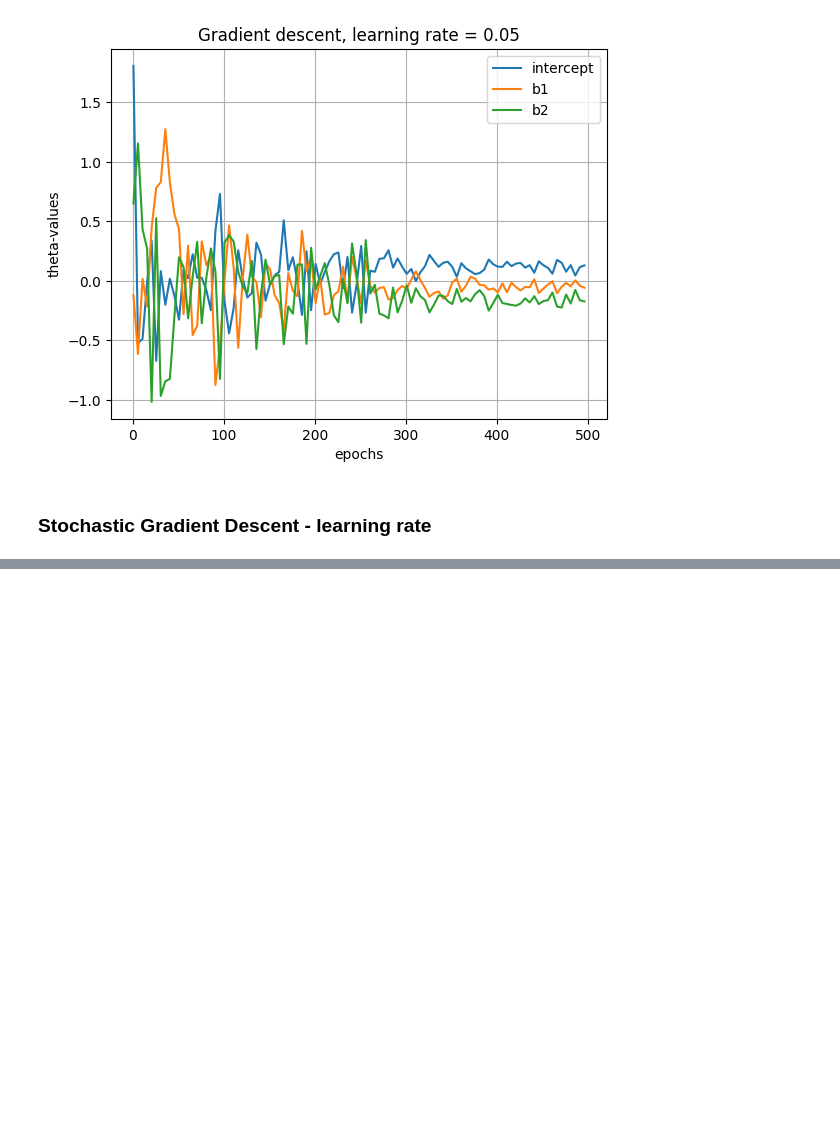
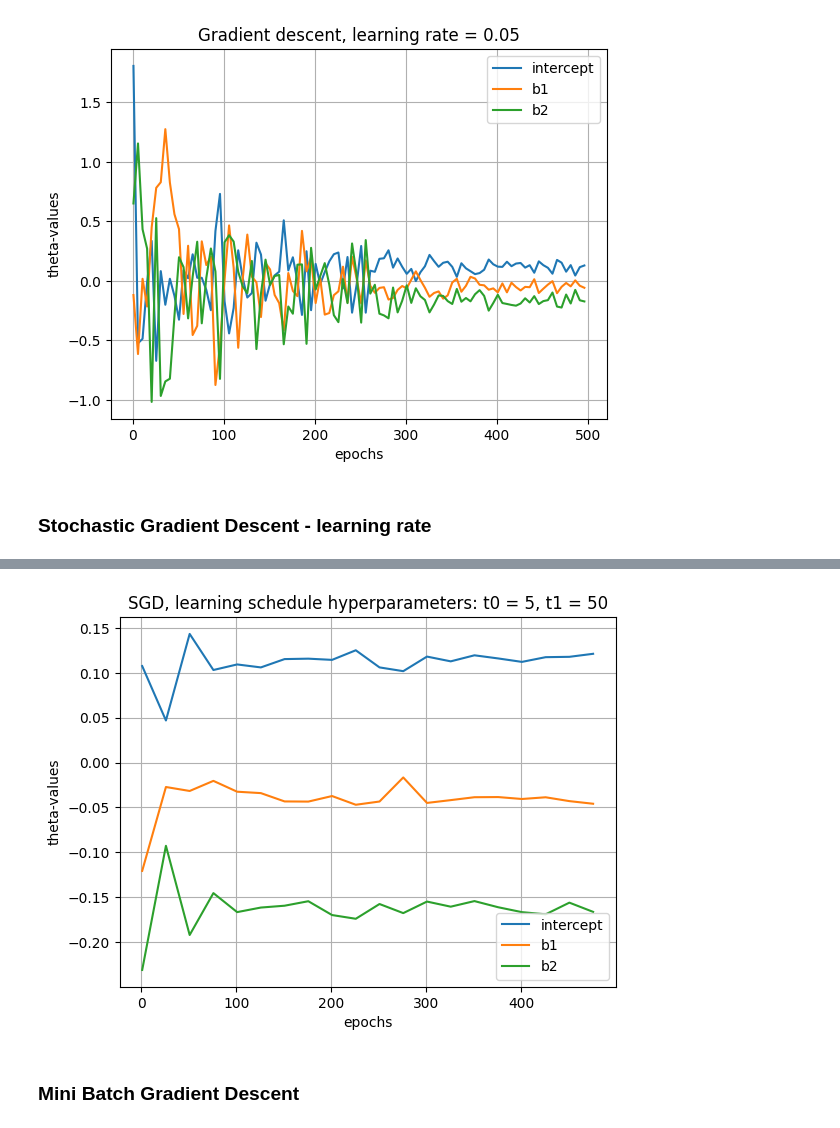
Before and after one commit to Theodor-Helje/machine-learning-Theodor-Helje, a Jupyter notebook: exercises/exercises_02.ipynb, the cells around one changed output, grey strips where cells are left out. Cells and saved outputs as stored; diff of their text form; code cells hidden in the pictures; blank space fills up the shorter version.

```diff
--- a/exercises/exercises_02.ipynb
+++ b/exercises/exercises_02.ipynb
@@ -79,0 +108,8 @@ def SGD(X, y, learning_rate=0.1, epochs=100, learning_schedule_params=(5, 50)):
+# %%
+plot_training(x_range=range(1, 500, 25),
+              learning_history=np.array([SGD(X=uniform_ones, y=normal, epochs=i) for i in range(1, 500, 25)]).squeeze(axis=2),
+              title="SGD, learning schedule hyperparameters: t0 = 5, t1 = 50")
+# %% [output]
+[figure, added]
+# %% [markdown]
+### Mini Batch Gradient Descent
```
Also changed, not shown: parts of 5 cells of this notebook.
